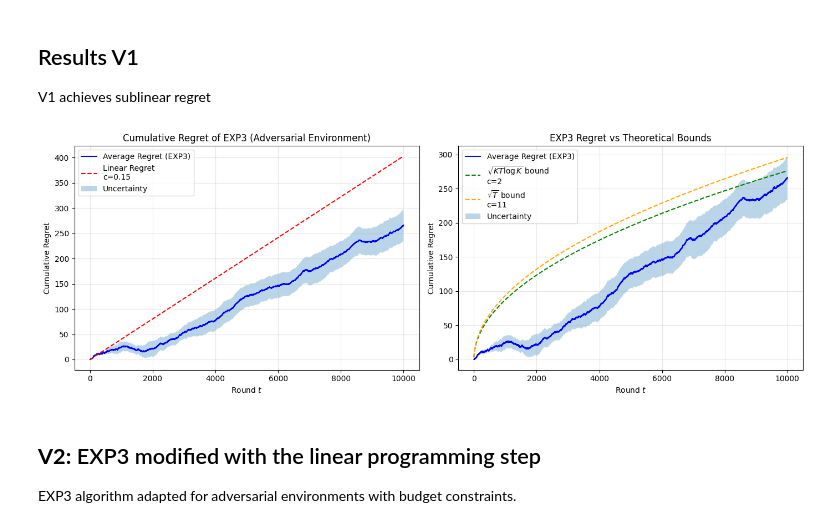
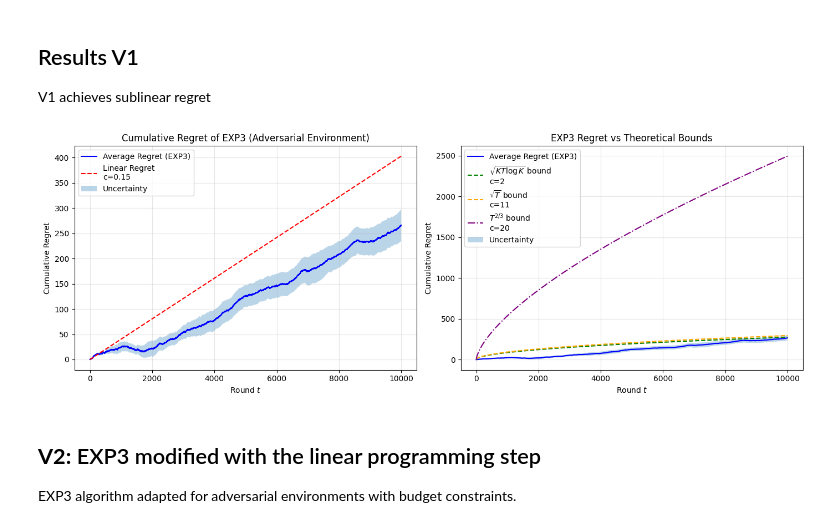
Before and after one commit to matteopasqual02/OLA-2025-project, a Jupyter notebook: R3_Best-of-both-worlds_with_single_product.ipynb, the cells around one changed output. Cells and saved outputs as stored; diff of their text form; code cells hidden in the pictures.

```diff
--- a/R3_Best-of-both-worlds_with_single_product.ipynb
+++ b/R3_Best-of-both-worlds_with_single_product.ipynb
@@ -297,7 +299,7 @@ axs[0].fill_between(
     average_regret - regret_std / np.sqrt(n_trials),
     average_regret + regret_std / np.sqrt(n_trials),
     alpha=0.3,
-    label='Uncertainty'
+    label='Uncertainty',
 )
 
 axs[0].set_xlabel('Round $t$')
@@ -311,35 +313,40 @@ axs[1].set_title('EXP3 Regret vs Theoretical Bounds')
 
 t_vals = np.arange(1, T+1)
 
 # EXP3 theoretical bound: O(sqrt(KT log K))
 c_exp3 = 2
 exp3_bound = np.sqrt(K * t_vals * np.log(K)) * exp_utility * c_exp3
 axs[1].plot(np.arange(T), exp3_bound, label=f'$\\sqrt{{KT\\log K}}$ bound\nc={c_exp3}', linestyle='--', color='green')
 
 # Simpler sqrt(T) bound for comparison
 c_sqrt = 11
 sqrt_bound = np.sqrt(t_vals) * exp_utility * c_sqrt
 axs[1].plot(np.arange(T), sqrt_bound, label=f'$\\sqrt{{T}}$ bound\nc={c_sqrt}', linestyle='--', color='orange')
 
+# T^(2/3) theoretical benchmark
+c_t23 = 20
+t23_bound = t_vals**(2/3) * exp_utility * c_t23
+axs[1].plot(np.arange(T), t23_bound, label=f'$T^{{2/3}}$ bound\nc={c_t23}', linestyle='-.', color='purple')
+
 # Fill between for uncertainty in the second plot
 axs[1].fill_between(
     np.arange(T),
     average_regret - regret_std / np.sqrt(n_trials),
     average_regret + regret_std / np.sqrt(n_trials),
     alpha=0.3,
-    label='Uncertainty'
+    label='Uncertainty',
 )
 
 # Set labels and legends for the second subplot
 axs[1].set_xlabel('Round $t$')
 axs[1].set_ylabel('Cumulative Regret')
 axs[1].legend()
 axs[1].grid(True, alpha=0.3)
 
 plt.tight_layout()
 plt.show()
 # %% [output]
-[figure, old version]
+[figure, new version]
 # %% [markdown]
 ## **V2:** EXP3 modified with the linear programming step
 
```
Also changed, not shown: parts of 1 cell of this notebook, 1 other file.
